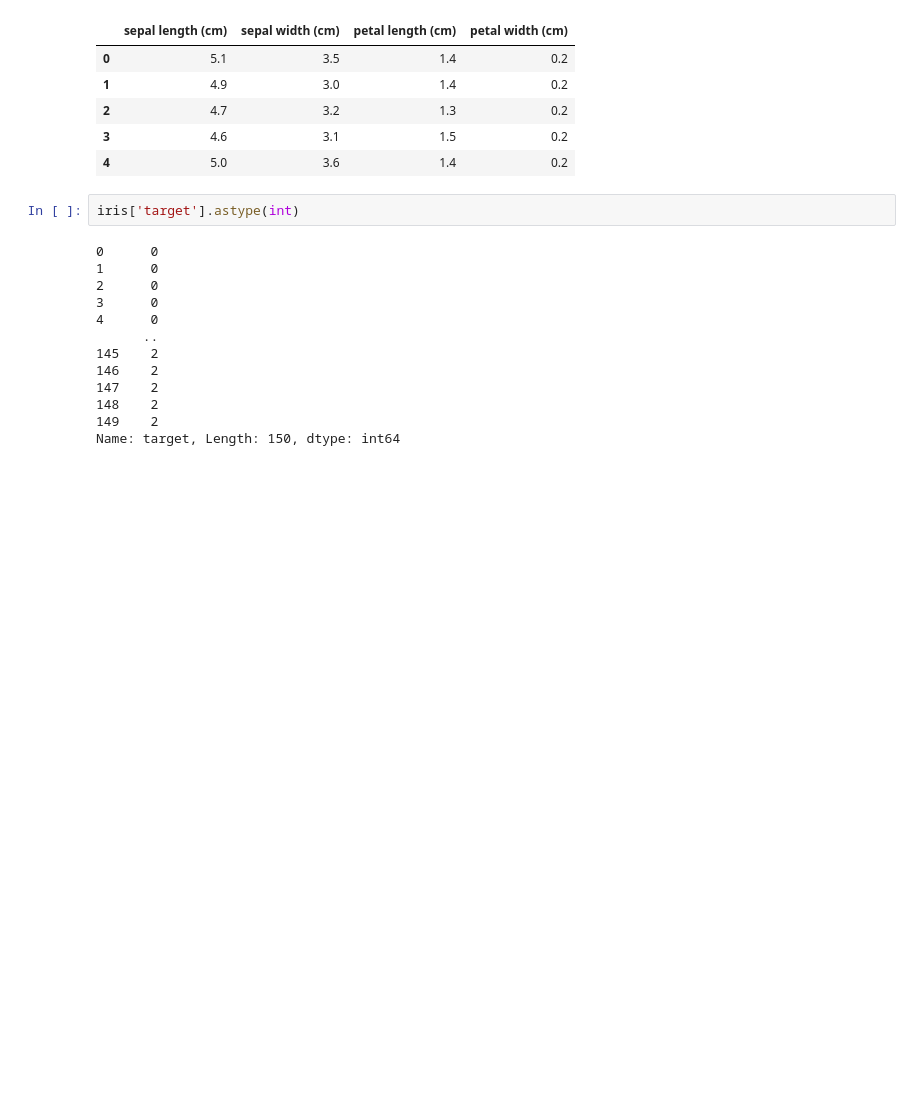
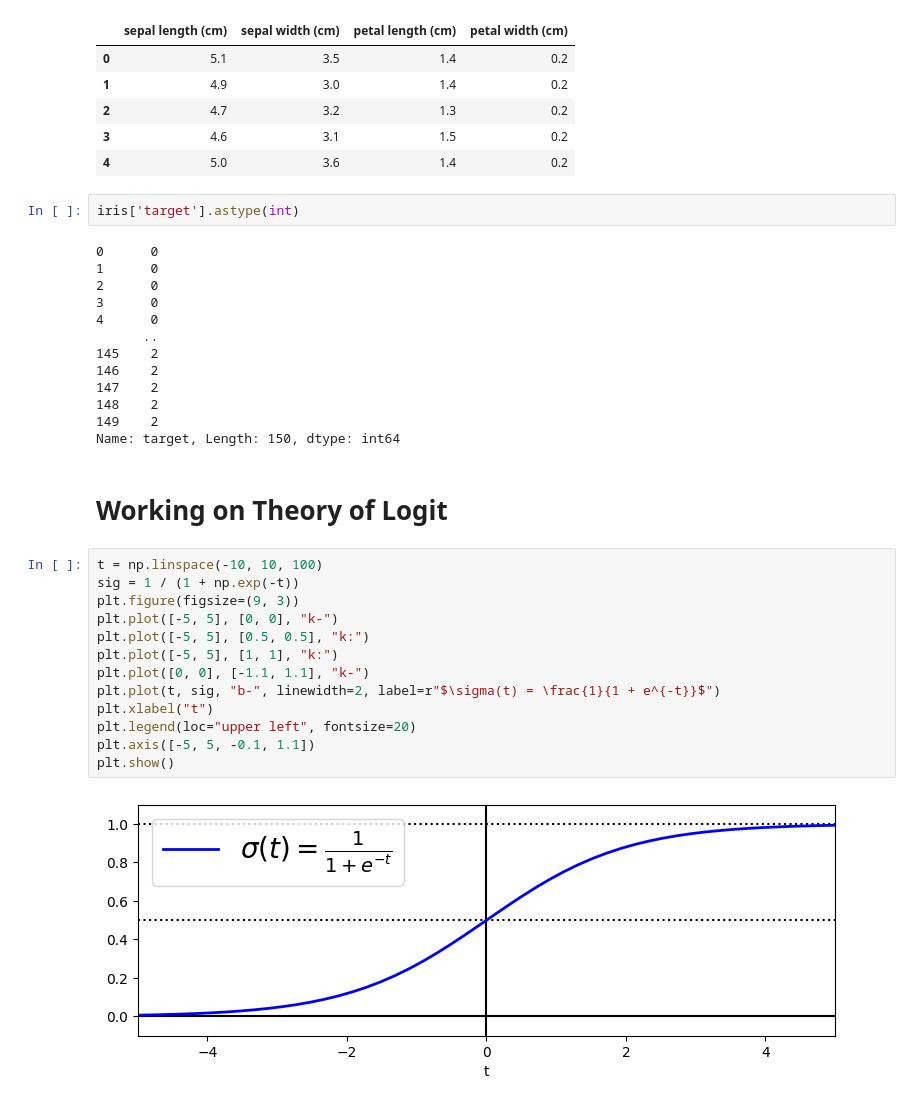
Before and after one commit to damajojung/project-neurocloud, a Jupyter notebook: code/5_logistic_regression/log_reg.ipynb, the cells around one changed output. Drawn from its saved outputs; the diff is of its cells as text; blank space fills up the shorter version.

```diff
--- a/code/5_logistic_regression/log_reg.ipynb
+++ b/code/5_logistic_regression/log_reg.ipynb
@@ -192,3 +192,20 @@ iris['target'].astype(int)
 148    2
 149    2
 Name: target, Length: 150, dtype: int64
+# %% [markdown]
+# Working on Theory of Logit
+# %%
+t = np.linspace(-10, 10, 100)
+sig = 1 / (1 + np.exp(-t))
+plt.figure(figsize=(9, 3))
+plt.plot([-5, 5], [0, 0], "k-")
+plt.plot([-5, 5], [0.5, 0.5], "k:")
+plt.plot([-5, 5], [1, 1], "k:")
+plt.plot([0, 0], [-1.1, 1.1], "k-")
+plt.plot(t, sig, "b-", linewidth=2, label=r"$\sigma(t) = \frac{1}{1 + e^{-t}}$")
+plt.xlabel("t")
+plt.legend(loc="upper left", fontsize=20)
+plt.axis([-5, 5, -0.1, 1.1])
+plt.show()
+# %% [output]
+[figure, added]
```
Also changed, not shown: parts of 4 cells of this notebook.
